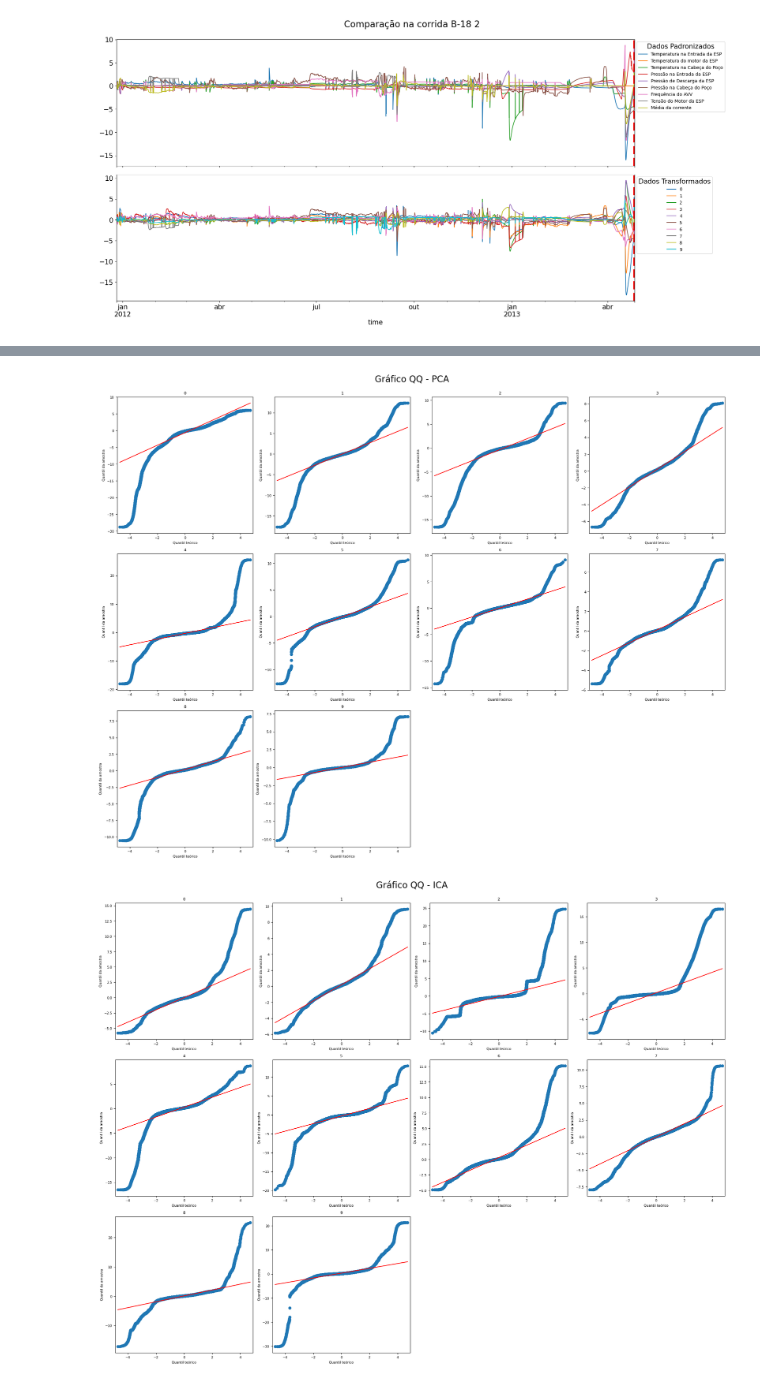
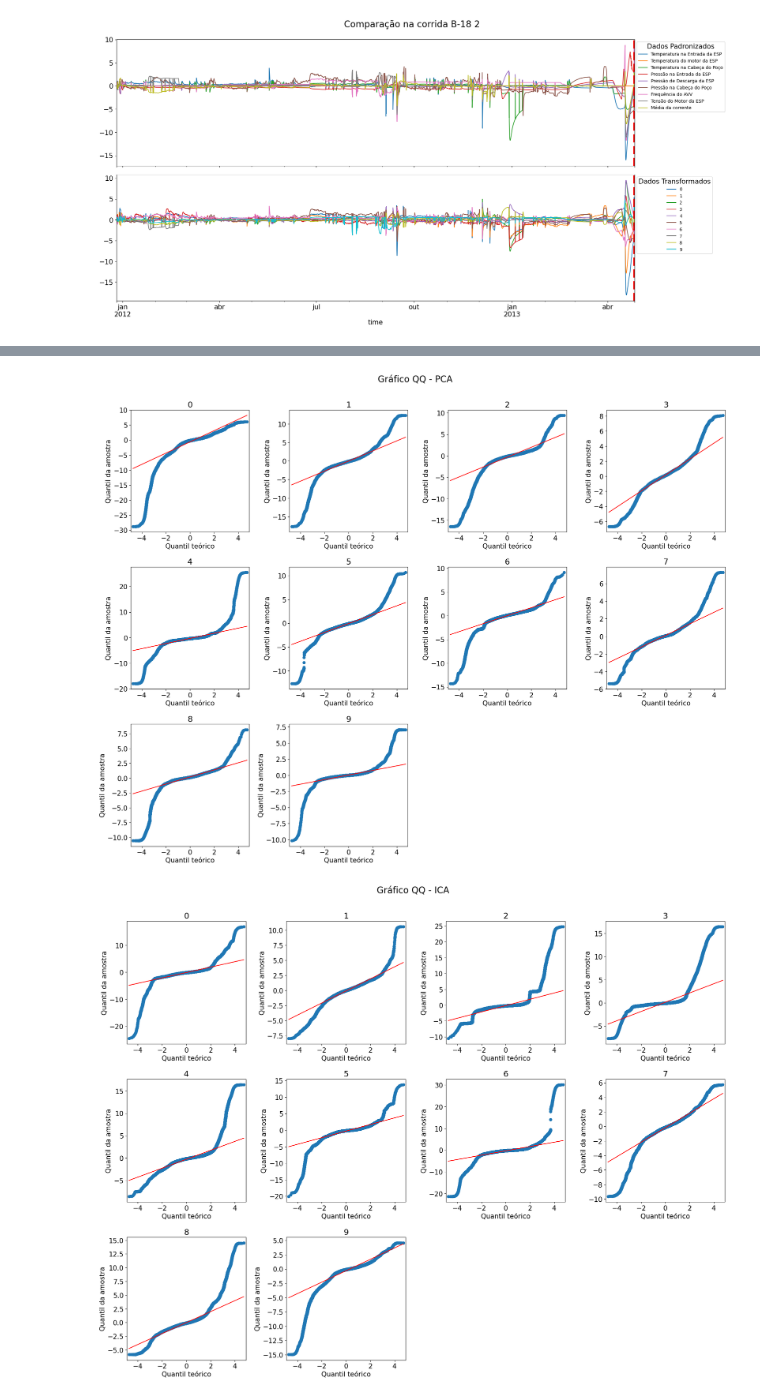
Before and after one commit to RL2-SP3/LISSA, a Jupyter notebook: examples/analise_dados_PCA.ipynb, the cells around one changed output, grey strips where cells are left out. Drawn from its saved outputs; the diff is of its cells as text; code cells hidden in the pictures.

```diff
--- a/examples/analise_dados_PCA.ipynb
+++ b/examples/analise_dados_PCA.ipynb
@@ -190,13 +185,13 @@ plt.savefig("../imagens_gerais/ICA_b_28_2.jpg")
 # %%
-# fig,axs = li.QQPlots(PCAdata[PCAHeaders].loc[PCAdata["Well_down"]==0],PCAHeaders, title="Gráfico QQ - PCA" , lineType="s", english=False,titleFontsize=20,ydist=1);
-# fig.savefig("../imagens_gerais/QQplotPCA")
+fig,axs = li.QQPlots(PCAdata[PCAHeaders].loc[PCAdata["Well_down"]==0],PCAHeaders, title="Gráfico QQ - PCA" , lineType="s", english=False,titleFontsize=20,ydist=1);
+fig.savefig("../imagens_gerais/QQplotPCA",bbox_inches='tight')
 # %% [output]
-[figure, old version]
+[figure, new version]
 # %%
-# fig,axs = li.QQPlots(ICAdata[ICAHeaders].loc[ICAdata["Well_down"]==0],ICAHeaders,title="Gráfico QQ - ICA", lineType="s", english=False,titleFontsize=20,ydist=1);
-# fig.savefig("../imagens_gerais/QQplotICA")
+fig,axs = li.QQPlots(ICAdata[ICAHeaders].loc[ICAdata["Well_down"]==0],ICAHeaders,title="Gráfico QQ - ICA", lineType="s", english=False,titleFontsize=20,ydist=1);
+fig.savefig("../imagens_gerais/QQplotICA",bbox_inches='tight')
 # %% [output]
-[figure, old version]
+[figure, new version]
 # %%
 # fig,axs = plt.subplots(1,3,figsize=(20,5))
 
```
Also changed, not shown: parts of 8 cells of this notebook, 1 other file.
